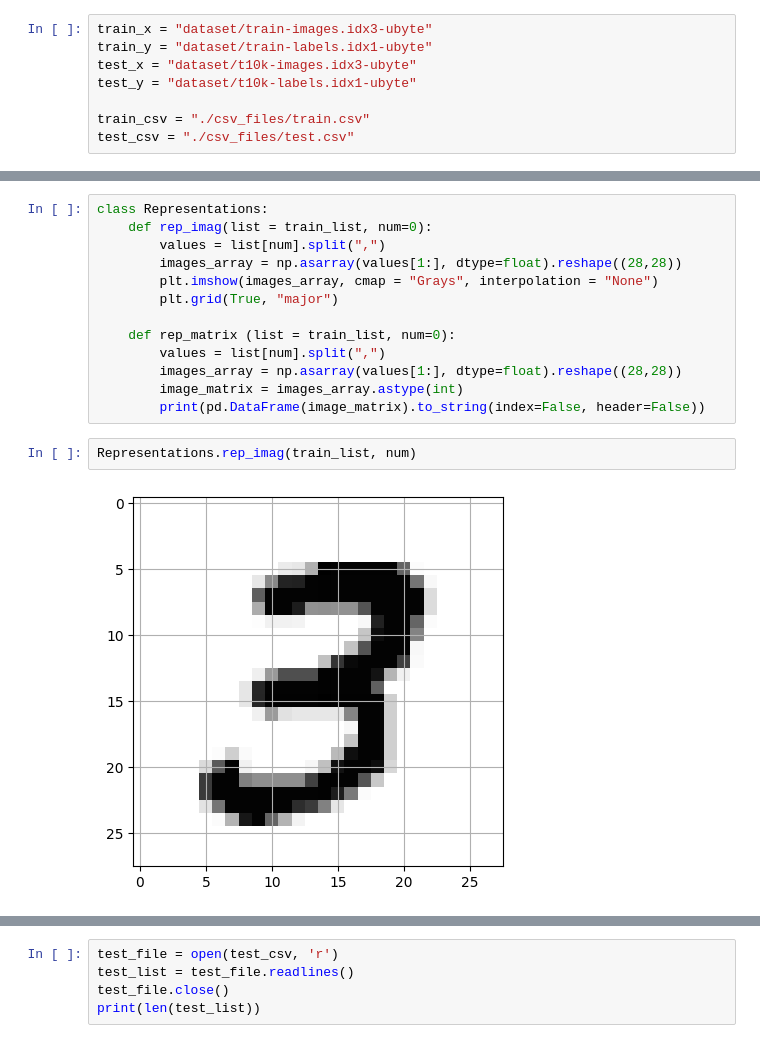
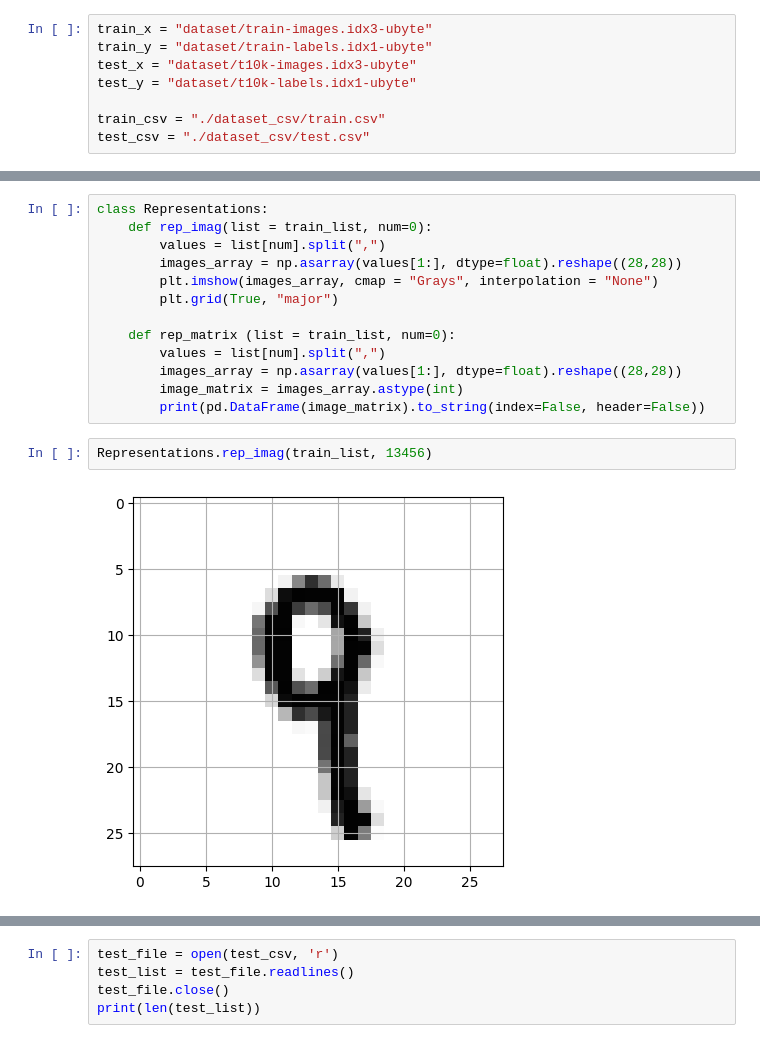
Before and after one commit to pdsdm/MNIST-proj, a Jupyter notebook: main.ipynb, the cells around one changed output, grey strips where cells are left out. Cells and saved outputs as stored; diff of their text form.

```diff
--- a/main.ipynb
+++ b/main.ipynb
@@ -64,8 +64,8 @@ train_y = "dataset/train-labels.idx1-ubyte"
 test_x = "dataset/t10k-images.idx3-ubyte"
 test_y = "dataset/t10k-labels.idx1-ubyte"
 
-train_csv = "./csv_files/train.csv"
-test_csv = "./csv_files/test.csv"
+train_csv = "./dataset_csv/train.csv"
+test_csv = "./dataset_csv/test.csv"
 # %% [markdown]
 We will convert the ubyte into csv.
 # %%
@@ -119,7 +119,7 @@ class Representations:
         image_matrix = images_array.astype(int)
         print(pd.DataFrame(image_matrix).to_string(index=False, header=False))
 # %%
-Representations.rep_imag(train_list, num)
+Representations.rep_imag(train_list, 13456)
 # %% [output]
-[figure, old version]
+[figure, new version]
 # %%
```
Also changed, not shown: parts of 18 cells of this notebook, 12 other files.
